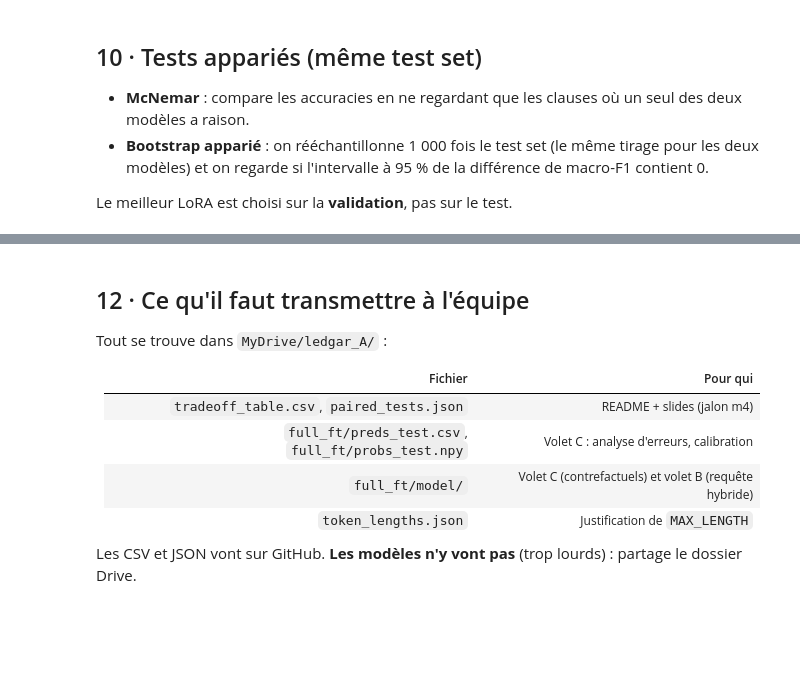
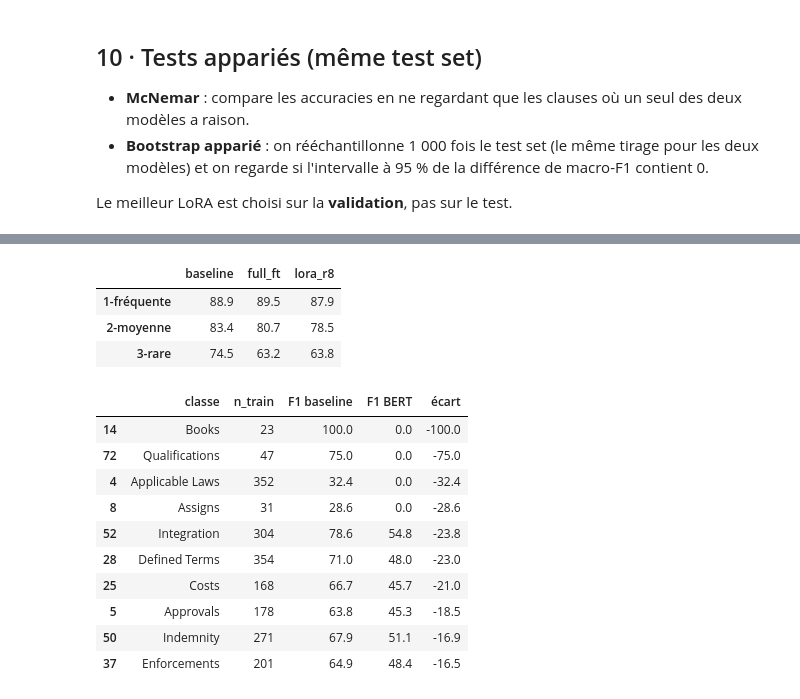
Before and after one commit to saouss-07/ledgar-contract-review, a Jupyter notebook: notebooks/A_finetune_bert_lora.ipynb, the cells around one changed output, grey strips where cells are left out. Saved outputs shown, nothing was run; the diff lists cells and outputs as text; code cells hidden in the pictures; blank space fills up the shorter version.

Commit message:
Volet A : notebook à jour (dernière version exécutée)

```diff
--- a/notebooks/A_finetune_bert_lora.ipynb
+++ b/notebooks/A_finetune_bert_lora.ipynb
@@ -54,0 +21,19 @@ ModuleNotFoundError: No module named 'ledgar'
+# %%
+import os, sys, torch
+assert torch.cuda.is_available(), "Pas de GPU : Exécution > Modifier le type d'exécution > GPU T4"
+print("GPU :", torch.cuda.get_device_name(0))
+
+!pip install -q -U peft
+
+# Même chargement que load_ledgar() de 01_eda : le jeu officiel LexGLUE
+from datasets import load_dataset
+def load_ledgar():
+    ds = load_dataset("coastalcph/lex_glue", "ledgar")
+    return ds, ds["train"].features["label"].names
+def team_set_seed(seed=42):
+    pass
+
+from google.colab import drive
+drive.mount("/content/drive")
+OUT = "/content/drive/MyDrive/ledgar_A"
+os.makedirs(OUT, exist_ok=True)
@@ -354,13 +496,33 @@ for name in RUNS:
-# %% [markdown]
-## 12 · Ce qu'il faut transmettre à l'équipe
-
-Tout se trouve dans `MyDrive/ledgar_A/` :
-
-| Fichier | Pour qui |
-|---|---|
-| `tradeoff_table.csv`, `paired_tests.json` | README + slides (jalon m4) |
-| `full_ft/preds_test.csv`, `full_ft/probs_test.npy` | Volet C : analyse d'erreurs, calibration |
-| `full_ft/model/` | Volet C (contrefactuels) et volet B (requête hybride) |
-| `token_lengths.json` | Justification de `MAX_LENGTH` |
-
-Les CSV et JSON vont sur GitHub. **Les modèles n'y vont pas** (trop lourds) : partage le dossier Drive.
+# %%
+# Où BERT perd-il ? F1 par groupe de fréquence (mêmes tiers que 01_eda)
+counts = np.bincount(raw["train"]["label"], minlength=N_CLASSES)
+rank = np.argsort(np.argsort(-counts))
+group = np.where(rank < 34, "1-fréquente", np.where(rank < 67, "2-moyenne", "3-rare"))
+models = ["baseline", "full_ft", "lora_r8"]
+f1s = {m: f1_score(Y_TEST, pd.read_csv(f"{OUT}/{m}/preds_test.csv").y_pred.values,
+                   average=None, labels=range(N_CLASSES), zero_division=0) for m in models}
+by_group = pd.DataFrame({m: pd.Series(f1s[m]).groupby(group).mean() * 100 for m in models}).round(1)
+display(by_group)
+by_group.to_csv(f"{OUT}/f1_by_freq_group.csv")
+
+diff = pd.DataFrame({"classe": LABELS, "n_train": counts,
+                     "F1 baseline": f1s["baseline"] * 100, "F1 BERT": f1s["full_ft"] * 100})
+diff["écart"] = diff["F1 BERT"] - diff["F1 baseline"]
+display(diff.sort_values("écart").head(10).round(1))
+diff.to_csv(f"{OUT}/f1_per_class_baseline_vs_bert.csv", index=False)
+# %% [output]
+|  | baseline | full_ft | lora_r8 |
+| 1-fréquente | 88.9 | 89.5 | 87.9 |
+| 2-moyenne | 83.4 | 80.7 | 78.5 |
+| 3-rare | 74.5 | 63.2 | 63.8 |
+|  | classe | n_train | F1 baseline | F1 BERT | écart |
+| 14 | Books | 23 | 100.0 | 0.0 | -100.0 |
+| 72 | Qualifications | 47 | 75.0 | 0.0 | -75.0 |
+| 4 | Applicable Laws | 352 | 32.4 | 0.0 | -32.4 |
+| 8 | Assigns | 31 | 28.6 | 0.0 | -28.6 |
+| 52 | Integration | 304 | 78.6 | 54.8 | -23.8 |
+| 28 | Defined Terms | 354 | 71.0 | 48.0 | -23.0 |
+| 25 | Costs | 168 | 66.7 | 45.7 | -21.0 |
+| 5 | Approvals | 178 | 63.8 | 45.3 | -18.5 |
+| 50 | Indemnity | 271 | 67.9 | 51.1 | -16.9 |
+| 37 | Enforcements | 201 | 64.9 | 48.4 | -16.5 |
```
Also changed, not shown: parts of 19 cells of this notebook.
